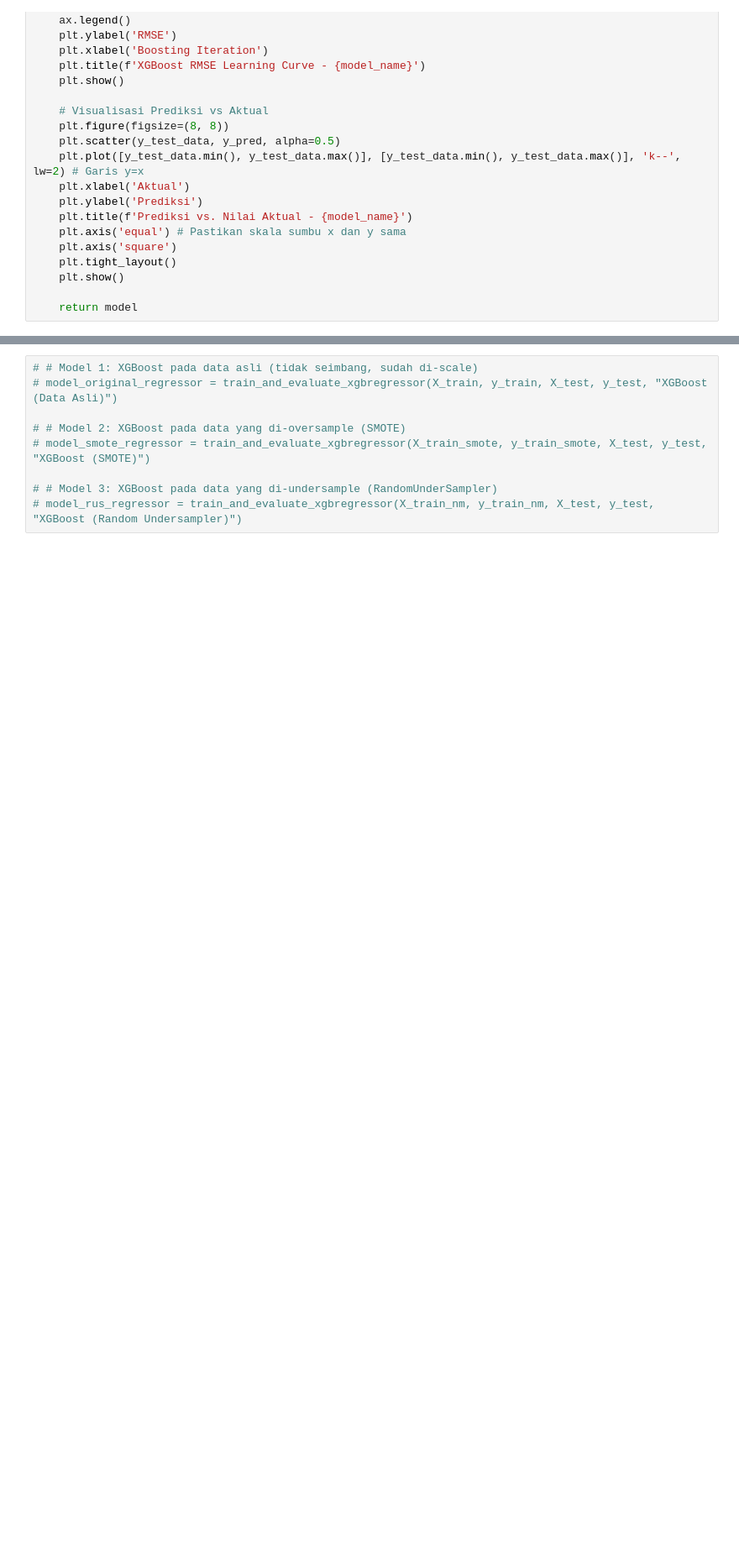
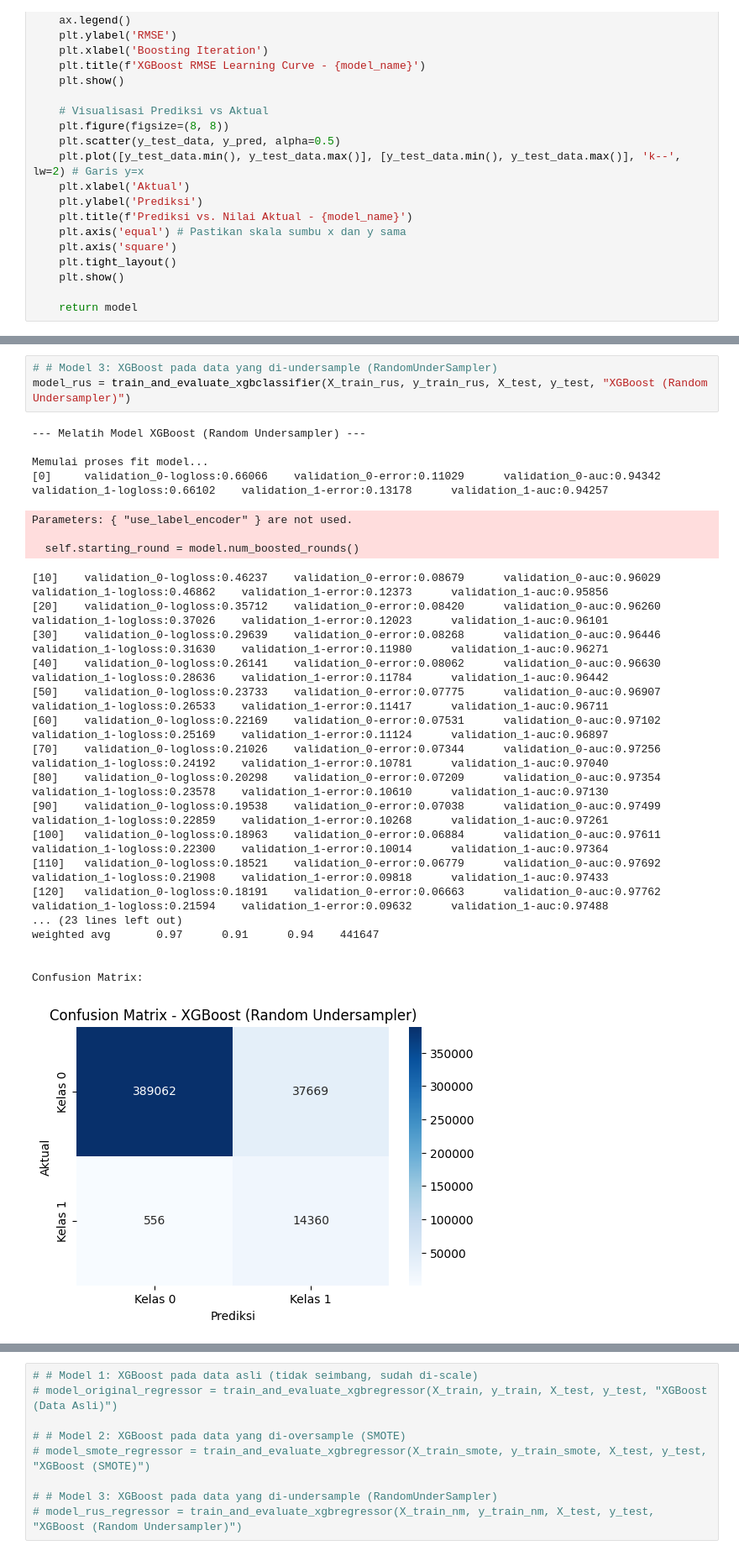
Before and after one commit to SafeFlood/flood-prediction, a Jupyter notebook: XgBoost_model_training_data_asli.ipynb, the cells around one changed output, grey strips where cells are left out. Shown at 84% size. Drawn from its saved outputs; the diff is of its cells as text; blank space fills up the shorter version.

```diff
--- a/XgBoost_model_training_data_asli.ipynb
+++ b/XgBoost_model_training_data_asli.ipynb
@@ -422,3 +419,32 @@ weighted avg       0.97      0.97      0.97    441647
 Confusion Matrix:
 [figure]
 [figure]
+# %%
+# # Model 3: XGBoost pada data yang di-undersample (RandomUnderSampler)
+model_rus = train_and_evaluate_xgbclassifier(X_train_rus, y_train_rus, X_test, y_test, "XGBoost (Random Undersampler)")
+# %% [output]
+--- Melatih Model XGBoost (Random Undersampler) ---
+
+Memulai proses fit model...
+[0]     validation_0-logloss:0.66066    validation_0-error:0.11029      validation_0-auc:0.94342        validation_1-logloss:0.66102    validation_1-error:0.13178      validation_1-auc:0.94257
+Parameters: { "use_label_encoder" } are not used.
+
+  self.starting_round = model.num_boosted_rounds()
+[10]    validation_0-logloss:0.46237    validation_0-error:0.08679      validation_0-auc:0.96029        validation_1-logloss:0.46862    validation_1-error:0.12373      validation_1-auc:0.95856
+[20]    validation_0-logloss:0.35712    validation_0-error:0.08420      validation_0-auc:0.96260        validation_1-logloss:0.37026    validation_1-error:0.12023      validation_1-auc:0.96101
+[30]    validation_0-logloss:0.29639    validation_0-error:0.08268      validation_0-auc:0.96446        validation_1-logloss:0.31630    validation_1-error:0.11980      validation_1-auc:0.96271
+[40]    validation_0-logloss:0.26141    validation_0-error:0.08062      validation_0-auc:0.96630        validation_1-logloss:0.28636    validation_1-error:0.11784      validation_1-auc:0.96442
+[50]    validation_0-logloss:0.23733    validation_0-error:0.07775      validation_0-auc:0.96907        validation_1-logloss:0.26533    validation_1-error:0.11417      validation_1-auc:0.96711
+[60]    validation_0-logloss:0.22169    validation_0-error:0.07531      validation_0-auc:0.97102        validation_1-logloss:0.25169    validation_1-error:0.11124      validation_1-auc:0.96897
+[70]    validation_0-logloss:0.21026    validation_0-error:0.07344      validation_0-auc:0.97256        validation_1-logloss:0.24192    validation_1-error:0.10781      validation_1-auc:0.97040
+[80]    validation_0-logloss:0.20298    validation_0-error:0.07209      validation_0-auc:0.97354        validation_1-logloss:0.23578    validation_1-error:0.10610      validation_1-auc:0.97130
+[90]    validation_0-logloss:0.19538    validation_0-error:0.07038      validation_0-auc:0.97499        validation_1-logloss:0.22859    validation_1-error:0.10268      validation_1-auc:0.97261
+[100]   validation_0-logloss:0.18963    validation_0-error:0.06884      validation_0-auc:0.97611        validation_1-logloss:0.22300    validation_1-error:0.10014      validation_1-auc:0.97364
+[110]   validation_0-logloss:0.18521    validation_0-error:0.06779      validation_0-auc:0.97692        validation_1-logloss:0.21908    validation_1-error:0.09818      validation_1-auc:0.97433
+[120]   validation_0-logloss:0.18191    validation_0-error:0.06663      validation_0-auc:0.97762        validation_1-logloss:0.21594    validation_1-error:0.09632      validation_1-auc:0.97488
+... (23 lines left out)
+weighted avg       0.97      0.91      0.94    441647
+
+
+Confusion Matrix:
+[figure, added]
```
Also changed, not shown: parts of 5 cells of this notebook, 2 other files.
